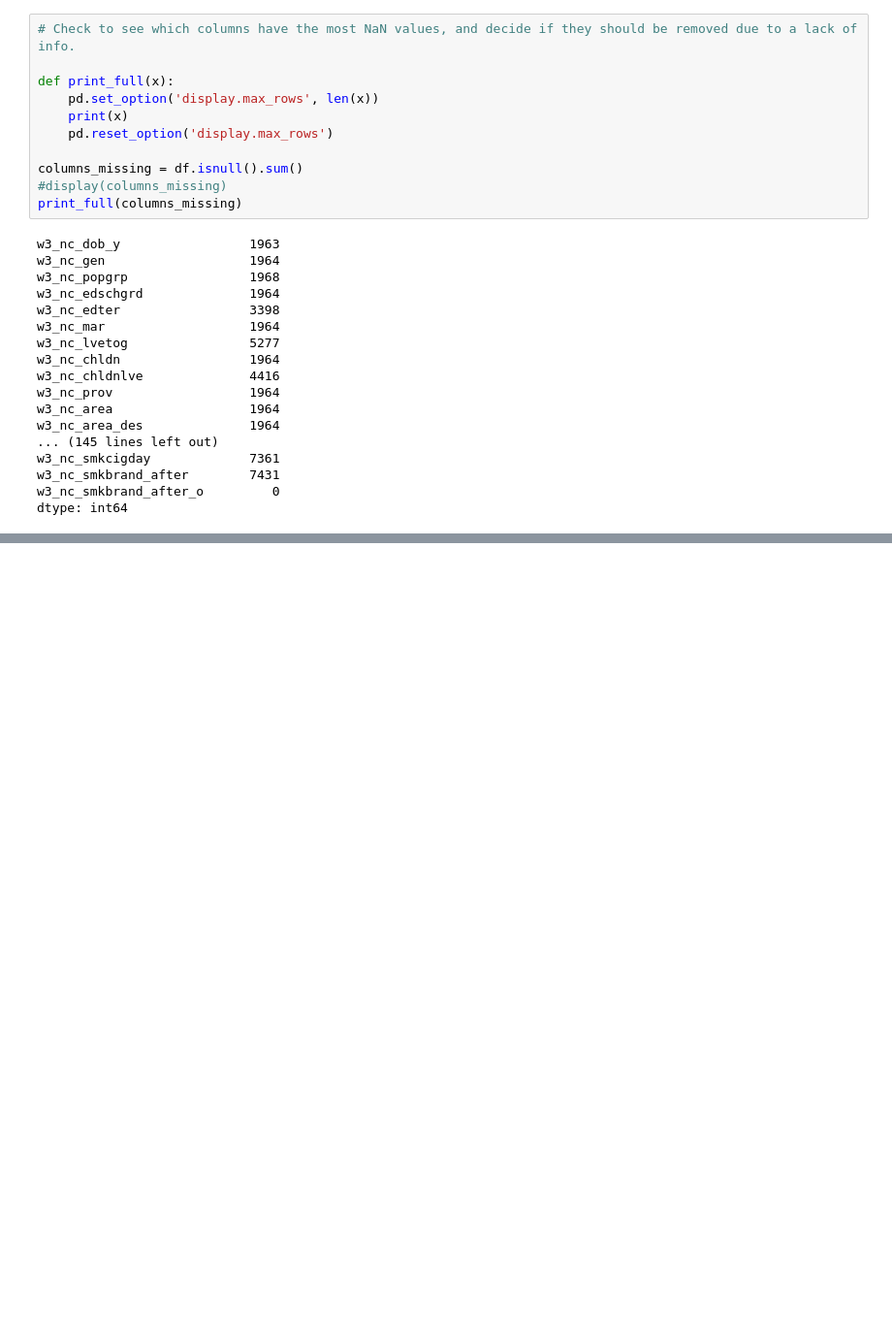
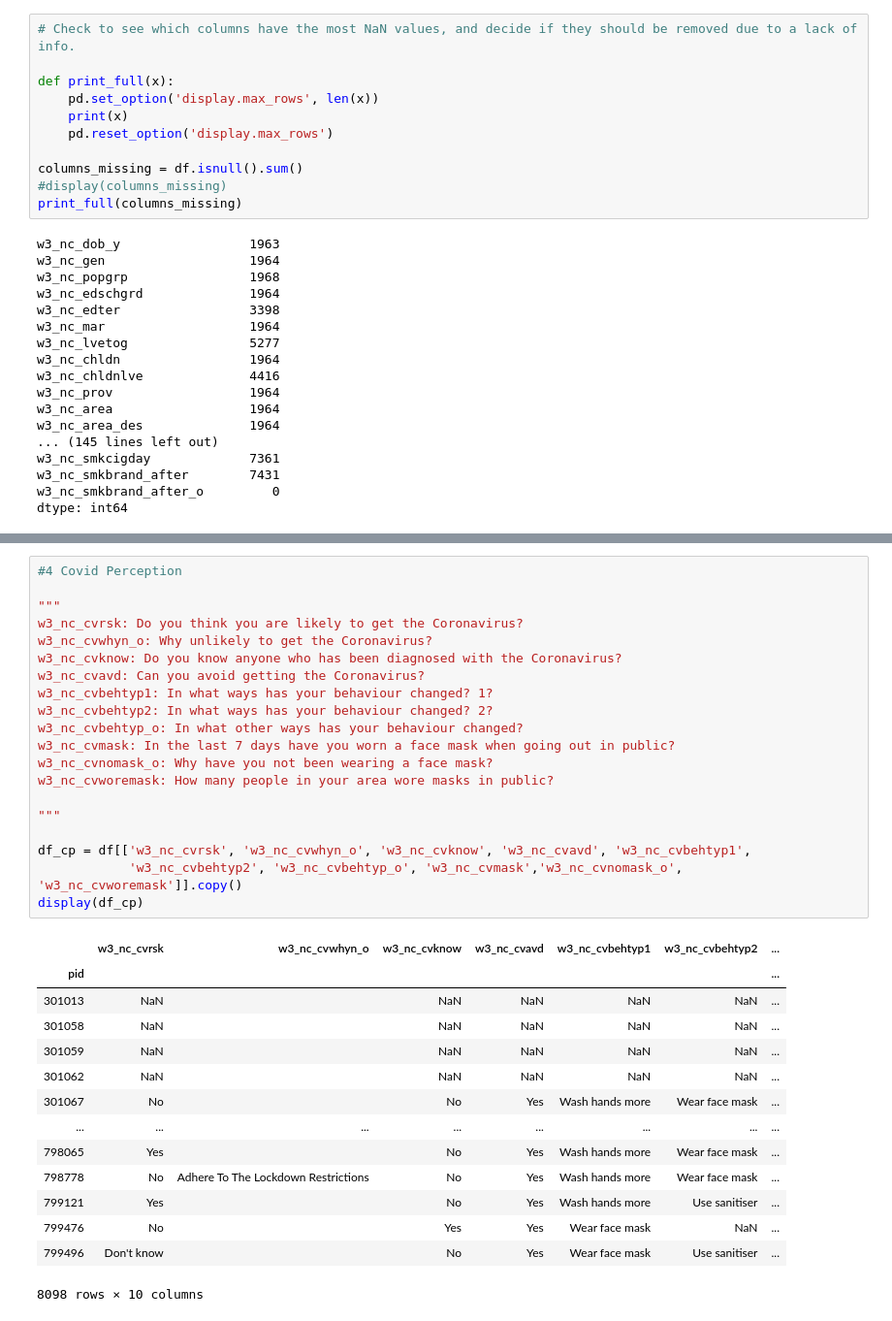
Before and after one commit to BrentonBudler/DAEProject2021, a Jupyter notebook: Philani/Wave3.ipynb, the cells around one changed output, grey strips where cells are left out. Shown at 97% size. Saved outputs shown, nothing was run; the diff lists cells and outputs as text; blank space fills up the shorter version.

```diff
--- a/Philani/Wave3.ipynb
+++ b/Philani/Wave3.ipynb
@@ -115,0 +261,35 @@ display(df)
+# %%
+#4 Covid Perception
+
+"""
+w3_nc_cvrsk: Do you think you are likely to get the Coronavirus?
+w3_nc_cvwhyn_o: Why unlikely to get the Coronavirus?
+w3_nc_cvknow: Do you know anyone who has been diagnosed with the Coronavirus?
+w3_nc_cvavd: Can you avoid getting the Coronavirus?
+w3_nc_cvbehtyp1: In what ways has your behaviour changed? 1?
+w3_nc_cvbehtyp2: In what ways has your behaviour changed? 2?
+w3_nc_cvbehtyp_o: In what other ways has your behaviour changed?
+w3_nc_cvmask: In the last 7 days have you worn a face mask when going out in public?
+w3_nc_cvnomask_o: Why have you not been wearing a face mask?
+w3_nc_cvworemask: How many people in your area wore masks in public?
+
+"""
+
+df_cp = df[['w3_nc_cvrsk', 'w3_nc_cvwhyn_o', 'w3_nc_cvknow', 'w3_nc_cvavd', 'w3_nc_cvbehtyp1',
+            'w3_nc_cvbehtyp2', 'w3_nc_cvbehtyp_o', 'w3_nc_cvmask','w3_nc_cvnomask_o', 'w3_nc_cvworemask']].copy()
+display(df_cp)
+# %% [output]
+|  | w3_nc_cvrsk | w3_nc_cvwhyn_o | w3_nc_cvknow | w3_nc_cvavd | w3_nc_cvbehtyp1 | w3_nc_cvbehtyp2 | ... |
+| pid |  |  |  |  |  |  | ... |
+| 301013 | NaN |  | NaN | NaN | NaN | NaN | ... |
+| 301058 | NaN |  | NaN | NaN | NaN | NaN | ... |
+| 301059 | NaN |  | NaN | NaN | NaN | NaN | ... |
+| 301062 | NaN |  | NaN | NaN | NaN | NaN | ... |
+| 301067 | No |  | No | Yes | Wash hands more | Wear face mask | ... |
+| ... | ... | ... | ... | ... | ... | ... | ... |
+| 798065 | Yes |  | No | Yes | Wash hands more | Wear face mask | ... |
+| 798778 | No | Adhere To The Lockdown Restrictions | No | Yes | Wash hands more | Wear face mask | ... |
+| 799121 | Yes |  | No | Yes | Wash hands more | Use sanitiser | ... |
+| 799476 | No |  | Yes | Yes | Wear face mask | NaN | ... |
+| 799496 | Don't know |  | No | Yes | Wear face mask | Use sanitiser | ... |
+8098 rows × 10 columns
```
Also changed, not shown: parts of 5 cells of this notebook.
